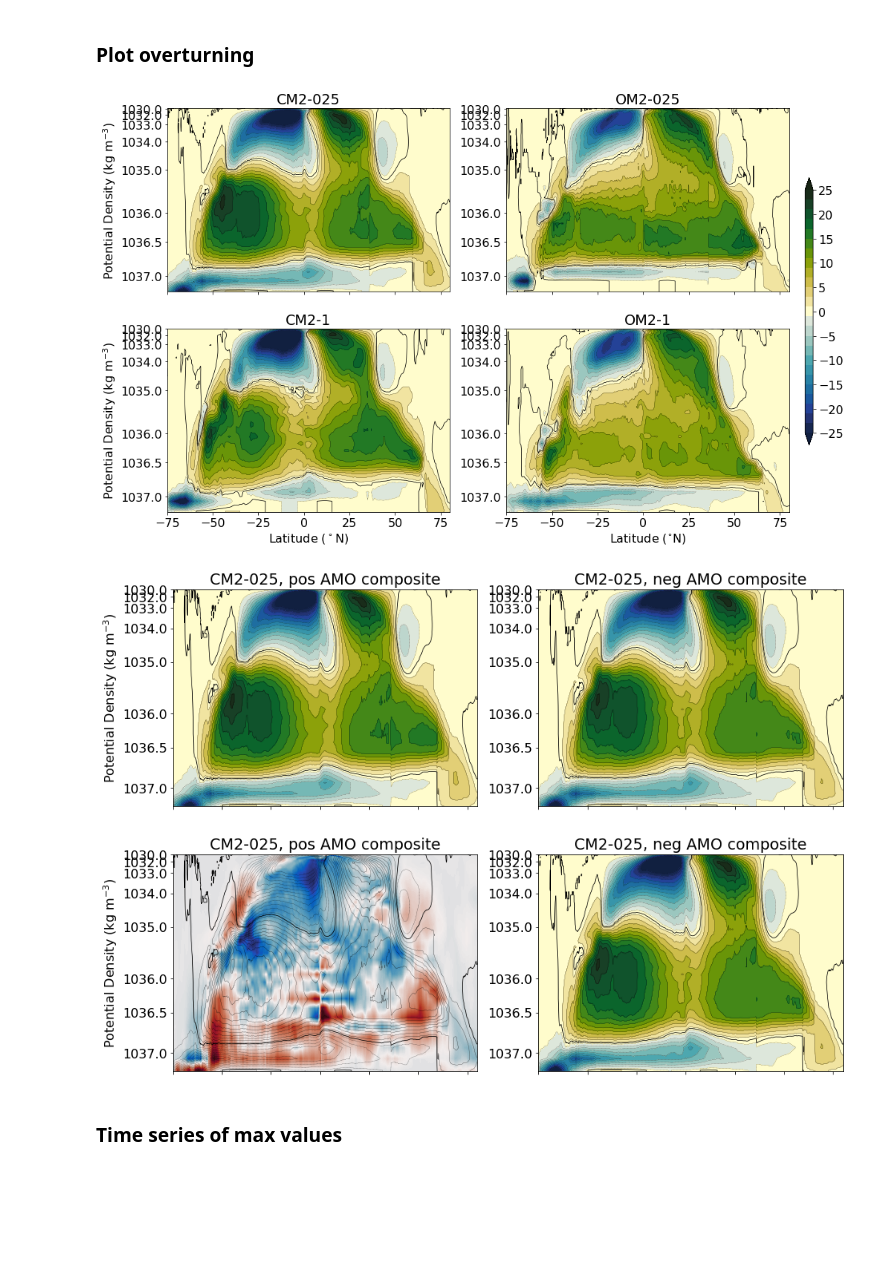
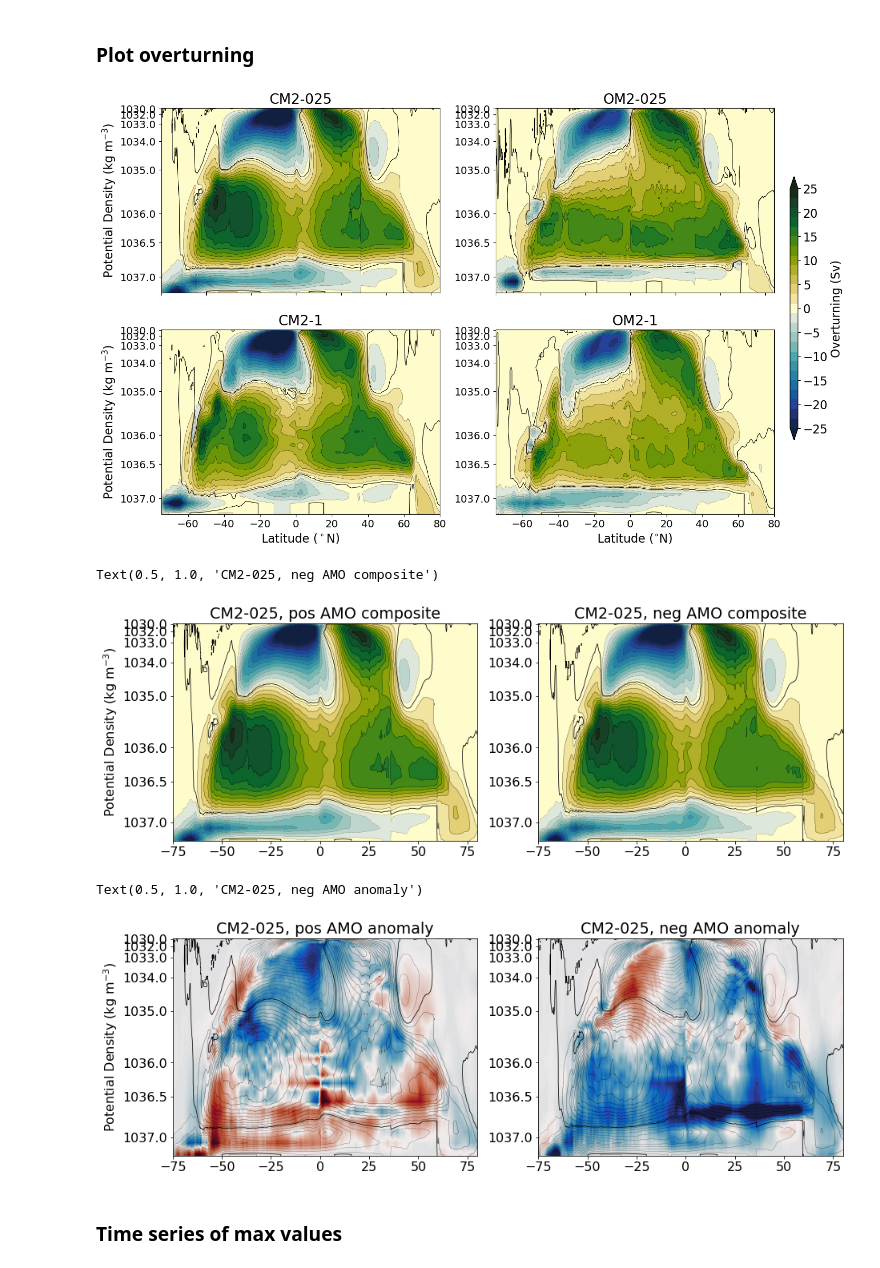
Before and after one commit to wghuneke/ACCESS-CM2-025_Analysis, a Jupyter notebook: notebooks/Plot_overturning.ipynb, the cells around one changed output. Cells and saved outputs as stored; diff of their text form; code cells hidden in the pictures; blank space fills up the shorter version.

```diff
--- a/notebooks/Plot_overturning.ipynb
+++ b/notebooks/Plot_overturning.ipynb
@@ -86,8 +90,4 @@ psi_CM2_025_amo_neg = psi_CM2_025[year_neg_amo_minus1,...].mean('time')
 # %%
-clev=np.arange(-25,27,2)
-yticks = np.array([1030, 1032, 1033, 1034, 1035, 1036,1036.5, 1037])
-scfac  = 4  ## A power to set the stretching of the y-axis
-
 fig, ax = plt.subplots(2,2, figsize=(15,10))
 ax0 = ax[0,0]
 ax1 = ax[0,1]
@@ -99,7 +99,7 @@ p1 = ax0.contourf(psi_CM2_025_mean.grid_yu_ocean,(psi_CM2_025_mean.potrho-1028)*
 ax0.contour(psi_CM2_025_mean.grid_yu_ocean,(psi_CM2_025_mean.potrho-1028)**scfac, psi_CM2_025_mean, levels=clev, colors='k', linewidths=0.25)
 ax0.contour(psi_CM2_025_mean.grid_yu_ocean,(psi_CM2_025_mean.potrho-1028)**scfac, psi_CM2_025_mean, levels=[0.0,], colors='k', linewidths=0.75)
 ax0.set_yticks((yticks-1028)**scfac)
-ax0.set_yticklabels(yticks)
+ax0.set_yticklabels(yticks, fontsize=ft_size-2)
 ax0.set_ylim([0.5**scfac, 9.2**scfac])
 ax0.invert_yaxis()
 ax0.set_ylabel('Potential Density (kg m$^{-3}$)')
@@ -112,7 +112,7 @@ p1 = ax1.contourf(psi_OM2_025_mean.grid_yu_ocean,(psi_OM2_025_mean.potrho-1028)*
 ax1.contour(psi_OM2_025_mean.grid_yu_ocean,(psi_OM2_025_mean.potrho-1028)**scfac, psi_OM2_025_mean, levels=clev, colors='k', linewidths=0.25)
 ax1.contour(psi_OM2_025_mean.grid_yu_ocean,(psi_OM2_025_mean.potrho-1028)**scfac, psi_OM2_025_mean, levels=[0.0,], colors='k', linewidths=0.75)
 ax1.set_yticks((yticks-1028)**scfac)
-ax1.set_yticklabels(yticks)
+ax1.set_yticklabels(yticks, fontsize=ft_size-2)
 ax1.set_ylim([0.5**scfac, 9.2**scfac])
 ax1.invert_yaxis()
 ax1.set_xlim([-75,80])
@@ -124,30 +124,32 @@ p1 = ax2.contourf(psi_CM2_1_mean.grid_yu_ocean,(psi_CM2_1_mean.potrho-1028)**scf
 ax2.contour(psi_CM2_1_mean.grid_yu_ocean,(psi_CM2_1_mean.potrho-1028)**scfac, psi_CM2_1_mean, levels=clev, colors='k', linewidths=0.25)
 ax2.contour(psi_CM2_1_mean.grid_yu_ocean,(psi_CM2_1_mean.potrho-1028)**scfac, psi_CM2_1_mean, levels=[0.0,], colors='k', linewidths=0.75)
 ax2.set_yticks((yticks-1028)**scfac)
-ax2.set_yticklabels(yticks)
+ax2.set_yticklabels(yticks, fontsize=ft_size-2)
 ax2.set_ylim([0.5**scfac, 9.2**scfac])
 ax2.invert_yaxis()
 ax2.set_xlabel('Latitude ($^\circ$N)')
 ax2.set_xlim([-75,80])
 ax2.set_title('CM2-1')
 ax2.set_ylabel('Potential Density (kg m$^{-3}$)')
+ax2.tick_params(axis='both', labelsize=ft_size-2)
 
 # OM2-1
 p1 = ax3.contourf(psi_OM2_1_mean.grid_yu_ocean,(psi_OM2_1_mean.potrho-1028)**scfac, psi_OM2_1_mean, cmap=cm.cm.delta, levels=clev, extend='both')
 ax3.contour(psi_OM2_1_mean.grid_yu_ocean,(psi_OM2_1_mean.potrho-1028)**scfac, psi_OM2_1_mean, levels=clev, colors='k', linewidths=0.25)
 ax3.contour(psi_OM2_1_mean.grid_yu_ocean,(psi_OM2_1_mean.potrho-1028)**scfac, psi_OM2_1_mean, levels=[0.0,], colors='k', linewidths=0.75)
 ax3.set_yticks((yticks-1028)**scfac)
-ax3.set_yticklabels(yticks)
+ax3.set_yticklabels(yticks, fontsize=ft_size-2)
 ax3.set_ylim([0.5**scfac, 9.2**scfac])
 ax3.invert_yaxis()
 ax3.set_xlabel('Latitude ($^{\circ}$N)')
 ax3.set_xlim([-75,80])
 ax3.set_title('OM2-1')
+ax3.tick_params(axis='both', labelsize=ft_size-2)
 
 # Plot colorbar
 cax  = plt.axes([0.92, 0.25, 0.01, 0.5])
 cbar = plt.colorbar(p1, cax=cax, orientation='vertical', ticks=np.arange(-25, 30, 5))
-cbar.ax.set_xlabel('Sv')
+cbar.set_label('Overturning (Sv)')
 
 # Finished
 save_flag = 1
@@ -155,7 +157,7 @@ if save_flag == 1:
     fig_name = 'Fig_overturning_psi.png'
     plt.savefig(fig_path + fig_name, dpi=300);
 # %% [output]
-[figure, old version]
+[figure, new version]
 # %%
 fig, ax = plt.subplots(1, 2, figsize=(15,5))
 ax0 = ax[0]
@@ -173,7 +175,7 @@ ax0.invert_yaxis()
 ax0.set_ylabel('Potential Density (kg m$^{-3}$)')
 ax0.set_xlim([-75,80])
 ax0.set_title('CM2-025, pos AMO composite')
-ax0.tick_params(labelbottom=False)
+#ax0.tick_params(labelbottom=False)
 
 # CM2-025 neg amo composite
 p1 = ax1.contourf(psi_CM2_025_amo_neg.grid_yu_ocean,(psi_CM2_025_amo_neg.potrho-1028)**scfac, psi_CM2_025_amo_neg, cmap=cm.cm.delta, levels=clev, extend='both')
@@ -185,41 +187,43 @@ ax1.set_ylim([0.5**scfac, 9.2**scfac])
 ax1.invert_yaxis()
 ax1.set_xlim([-75,80])
 ax1.set_title('CM2-025, neg AMO composite')
-ax1.tick_params(labelbottom=False)
+#ax1.tick_params(labelbottom=False)
 # %% [output]
+Text(0.5, 1.0, 'CM2-025, neg AMO composite')
-[figure, old version]
+[figure, new version]
 # %%
 fig, ax = plt.subplots(1, 2, figsize=(15,5))
 ax0 = ax[0]
 ax1 = ax[1]
 
 
 # CM2-025 pos amo composite
 p1 = ax0.contourf(psi_CM2_025_amo_pos.grid_yu_ocean,(psi_CM2_025_amo_pos.potrho-1028)**scfac, psi_CM2_025_amo_pos-psi_CM2_025_mean, cmap=cm.cm.balance, levels=np.arange(-1,1.1,0.01), extend='both')
 ax0.contour(psi_CM2_025_amo_pos.grid_yu_ocean,(psi_CM2_025_amo_pos.potrho-1028)**scfac, psi_CM2_025_amo_pos, levels=clev, colors='k', linewidths=0.25)
 ax0.contour(psi_CM2_025_amo_pos.grid_yu_ocean,(psi_CM2_025_amo_pos.potrho-1028)**scfac, psi_CM2_025_amo_pos, levels=[0.0,], colors='k', linewidths=0.75)
 ax0.set_yticks((yticks-1028)**scfac)
 ax0.set_yticklabels(yticks)
 ax0.set_ylim([0.5**scfac, 9.2**scfac])
 ax0.invert_yaxis()
 ax0.set_ylabel('Potential Density (kg m$^{-3}$)')
 ax0.set_xlim([-75,80])
-ax0.set_title('CM2-025, pos AMO composite')
-ax0.tick_params(labelbottom=False)
+ax0.set_title('CM2-025, pos AMO anomaly')
+#ax0.tick_params(labelbottom=False)
 
 # CM2-025 neg amo composite
-p1 = ax1.contourf(psi_CM2_025_amo_neg.grid_yu_ocean,(psi_CM2_025_amo_neg.potrho-1028)**scfac, psi_CM2_025_amo_neg, cmap=cm.cm.delta, levels=clev, extend='both')
+p1 = ax1.contourf(psi_CM2_025_amo_neg.grid_yu_ocean,(psi_CM2_025_amo_neg.potrho-1028)**scfac, psi_CM2_025_amo_neg-psi_CM2_025_mean, cmap=cm.cm.balance, levels=np.arange(-1,1.1,0.01), extend='both')
 ax1.contour(psi_CM2_025_amo_neg.grid_yu_ocean,(psi_CM2_025_amo_neg.potrho-1028)**scfac, psi_CM2_025_amo_neg, levels=clev, colors='k', linewidths=0.25)
 ax1.contour(psi_CM2_025_amo_neg.grid_yu_ocean,(psi_CM2_025_amo_neg.potrho-1028)**scfac, psi_CM2_025_amo_neg, levels=[0.0,], colors='k', linewidths=0.75)
 ax1.set_yticks((yticks-1028)**scfac)
 ax1.set_yticklabels(yticks)
 ax1.set_ylim([0.5**scfac, 9.2**scfac])
 ax1.invert_yaxis()
 ax1.set_xlim([-75,80])
-ax1.set_title('CM2-025, neg AMO composite')
-ax1.tick_params(labelbottom=False)
+ax1.set_title('CM2-025, neg AMO anomaly')
+#ax1.tick_params(labelbottom=False)
 # %% [output]
+Text(0.5, 1.0, 'CM2-025, neg AMO anomaly')
-[figure, old version]
+[figure, new version]
 # %% [markdown]
 ### Time series of max values
 # %%
```
Also changed, not shown: parts of 26 cells of this notebook, 9 other files.
